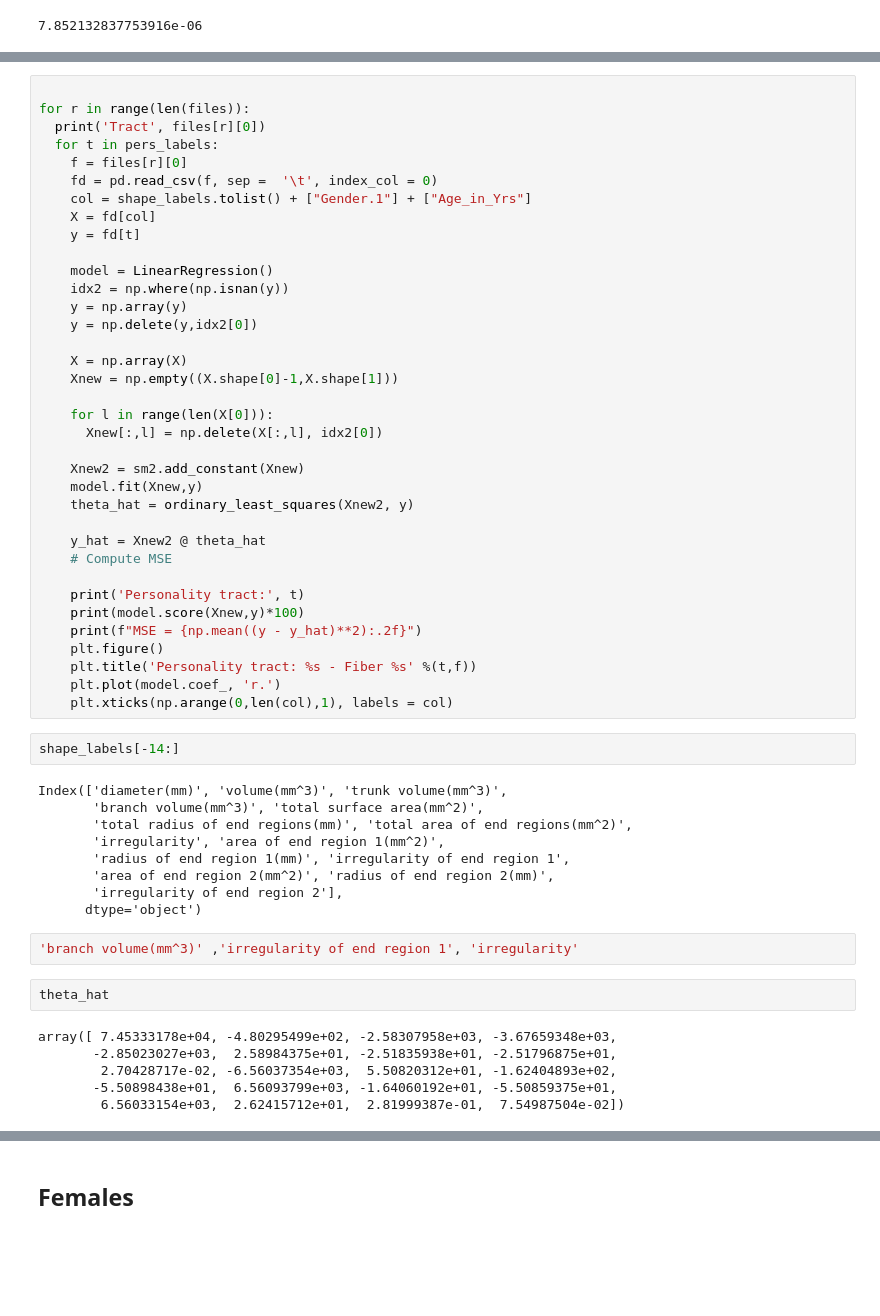
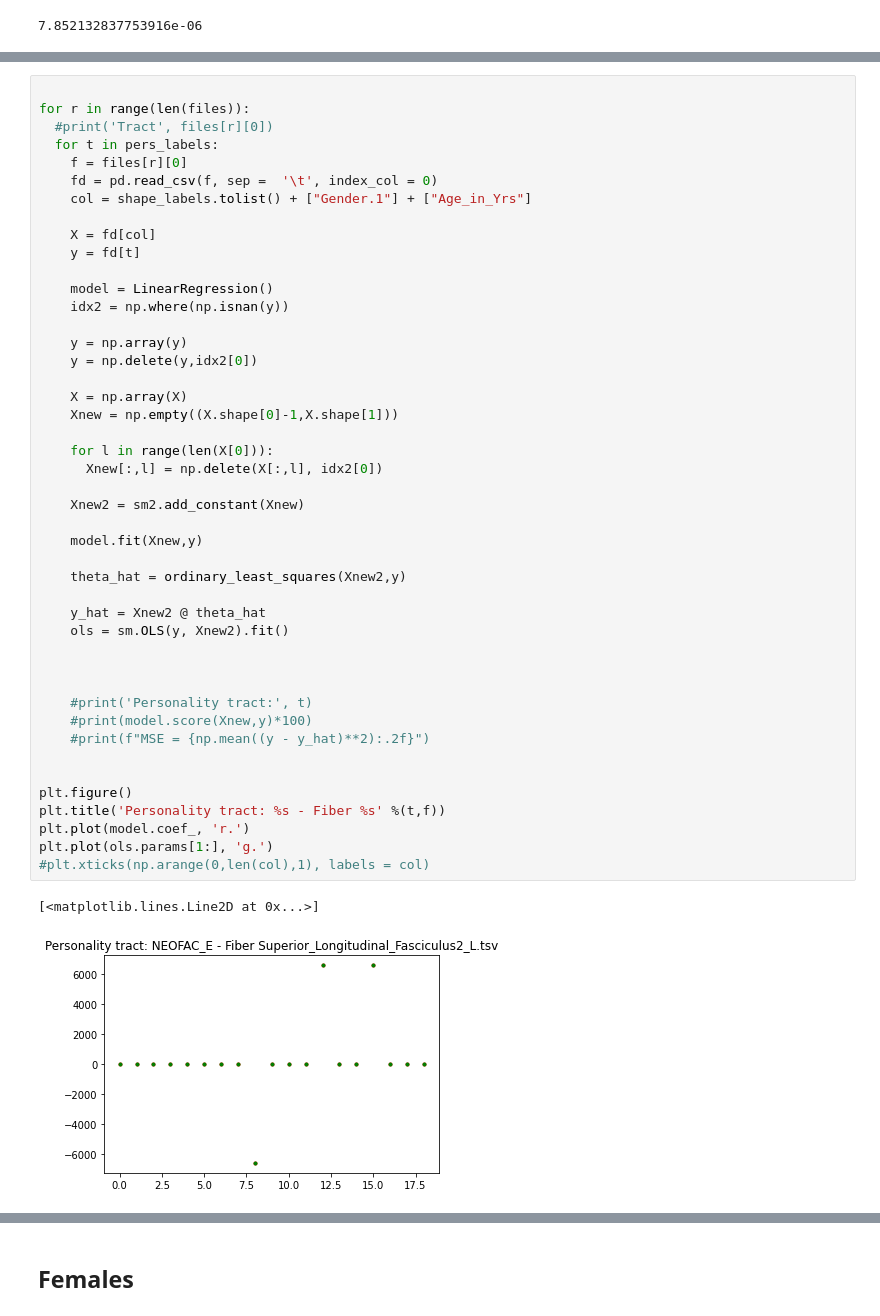
Before and after one commit to benedetta-mariani/BrainHack-Padova-2020, a Jupyter notebook: BrainHack_Padova.ipynb, the cells around one changed output, grey strips where cells are left out. Cells and saved outputs as stored; diff of their text form; blank space fills up the shorter version.

```diff
--- a/BrainHack_Padova.ipynb
+++ b/BrainHack_Padova.ipynb
@@ -539,57 +406,48 @@ Slope coeff and pvalue:  0.1553028924218618 0.00012040208927474057
 # %%
 
 for r in range(len(files)):
-  print('Tract', files[r][0])
+  #print('Tract', files[r][0])
   for t in pers_labels:
     f = files[r][0]
     fd = pd.read_csv(f, sep =  '\t', index_col = 0)
     col = shape_labels.tolist() + ["Gender.1"] + ["Age_in_Yrs"]
+
     X = fd[col]
     y = fd[t]
 
     model = LinearRegression()
     idx2 = np.where(np.isnan(y))
+
     y = np.array(y)
     y = np.delete(y,idx2[0])
 
     X = np.array(X)
     Xnew = np.empty((X.shape[0]-1,X.shape[1]))
 
     for l in range(len(X[0])):
       Xnew[:,l] = np.delete(X[:,l], idx2[0])
 
     Xnew2 = sm2.add_constant(Xnew)
+
     model.fit(Xnew,y)
-    theta_hat = ordinary_least_squares(Xnew2, y)
+
+    theta_hat = ordinary_least_squares(Xnew2,y)
 
     y_hat = Xnew2 @ theta_hat
-    # Compute MSE
+    ols = sm.OLS(y, Xnew2).fit()
 
-    print('Personality tract:', t)
-    print(model.score(Xnew,y)*100)
-    print(f"MSE = {np.mean((y - y_hat)**2):.2f}")
-    plt.figure()
-    plt.title('Personality tract: %s - Fiber %s' %(t,f))
-    plt.plot(model.coef_, 'r.')
-    plt.xticks(np.arange(0,len(col),1), labels = col)
+
+
+    #print('Personality tract:', t)
+    #print(model.score(Xnew,y)*100)
+    #print(f"MSE = {np.mean((y - y_hat)**2):.2f}")
+
+
+plt.figure()
+plt.title('Personality tract: %s - Fiber %s' %(t,f))
+plt.plot(model.coef_, 'r.')
+plt.plot(ols.params[1:], 'g.')
+#plt.xticks(np.arange(0,len(col),1), labels = col)
+# %% [output]
+[<matplotlib.lines.Line2D at 0x...>]
+[figure, added]
-# %%
-shape_labels[-14:]
-# %% [output]
-Index(['diameter(mm)', 'volume(mm^3)', 'trunk volume(mm^3)',
-       'branch volume(mm^3)', 'total surface area(mm^2)',
-       'total radius of end regions(mm)', 'total area of end regions(mm^2)',
-       'irregularity', 'area of end region 1(mm^2)',
-       'radius of end region 1(mm)', 'irregularity of end region 1',
-       'area of end region 2(mm^2)', 'radius of end region 2(mm)',
-       'irregularity of end region 2'],
-      dtype='object')
-# %%
-'branch volume(mm^3)' ,'irregularity of end region 1', 'irregularity'
-# %%
-theta_hat
-# %% [output]
-array([ 7.45333178e+04, -4.80295499e+02, -2.58307958e+03, -3.67659348e+03,
-       -2.85023027e+03,  2.58984375e+01, -2.51835938e+01, -2.51796875e+01,
-        2.70428717e-02, -6.56037354e+03,  5.50820312e+01, -1.62404893e+02,
-       -5.50898438e+01,  6.56093799e+03, -1.64060192e+01, -5.50859375e+01,
-        6.56033154e+03,  2.62415712e+01,  2.81999387e-01,  7.54987504e-02])
```
Also changed, not shown: parts of 48 cells of this notebook.
